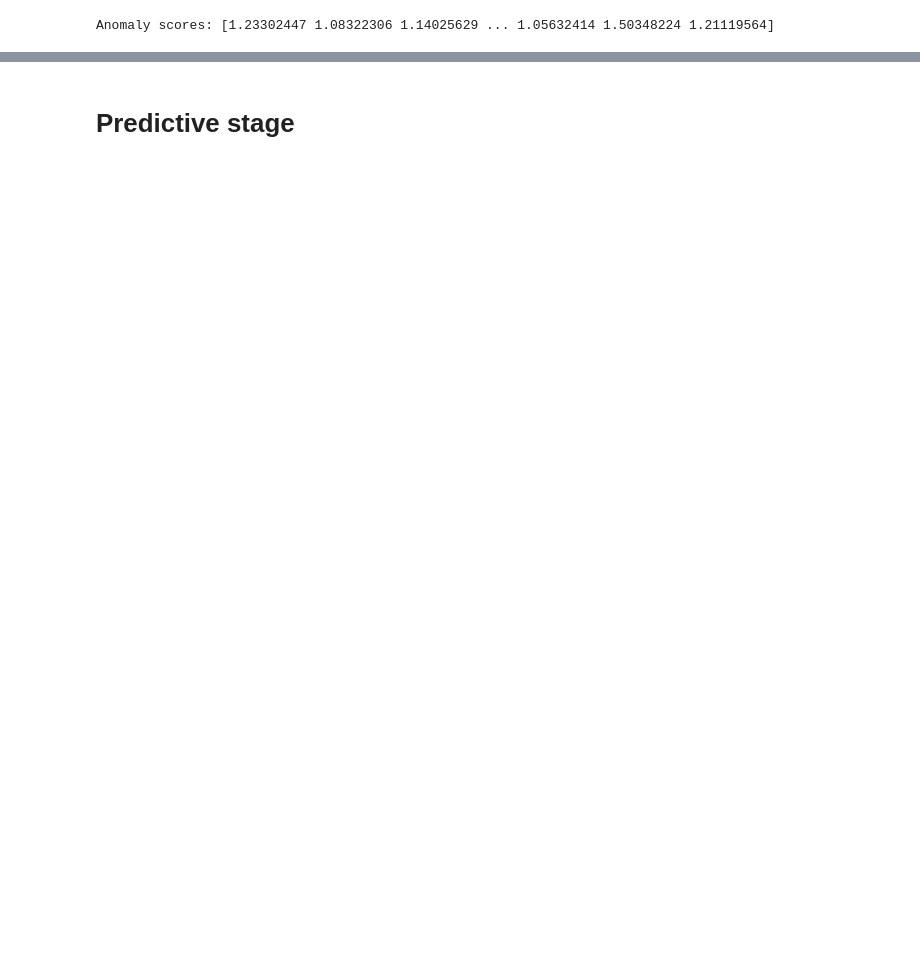
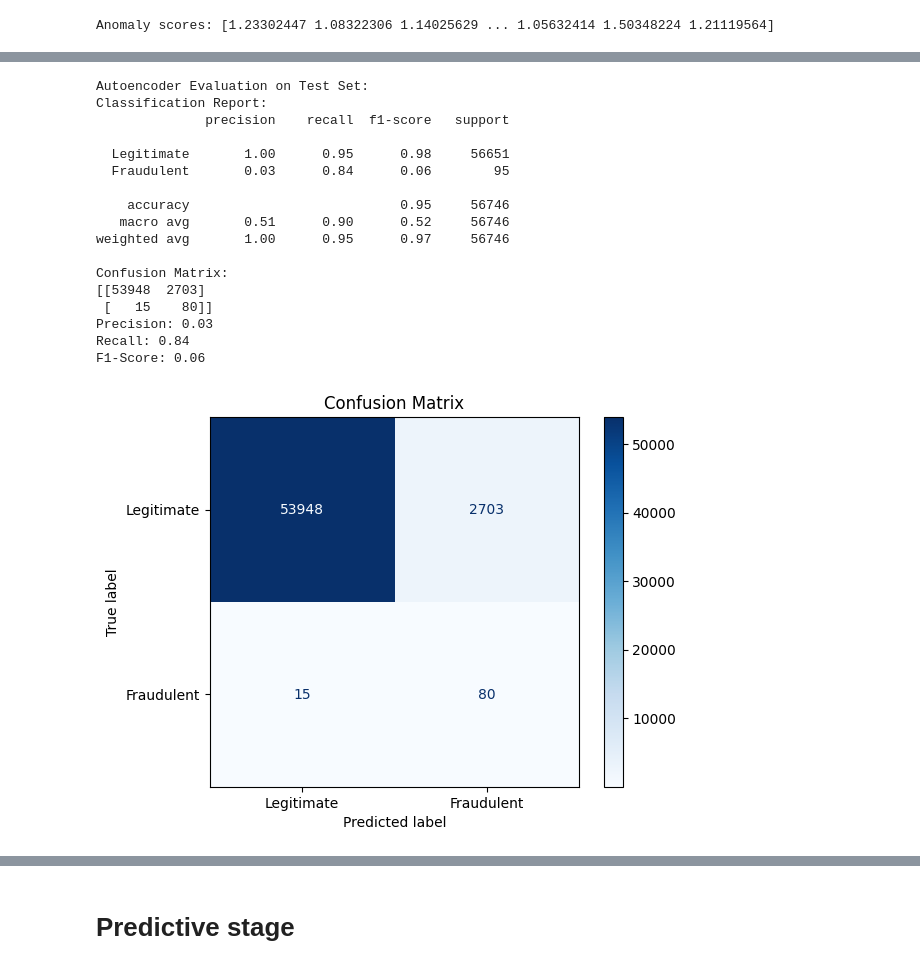
Before and after one commit to franchaise/project, a Jupyter notebook: credit_project.ipynb, the cells around one changed output, grey strips where cells are left out. Saved outputs shown, nothing was run; the diff lists cells and outputs as text; code cells hidden in the pictures; blank space fills up the shorter version.

```diff
--- a/credit_project.ipynb
+++ b/credit_project.ipynb
@@ -490,0 +486,38 @@ plt.show()
+# %%
+from sklearn.metrics import classification_report, confusion_matrix, precision_score, recall_score, f1_score, ConfusionMatrixDisplay
+
+# Evaluation
+print("Autoencoder Evaluation on Test Set:")
+print("Classification Report:")
+print(classification_report(y_test, y_test_pred, target_names=['Legitimate', 'Fraudulent']))
+print("Confusion Matrix:")
+conf_matrix = confusion_matrix(y_test, y_test_pred)
+print(conf_matrix)
+print(f"Precision: {precision_score(y_test, y_test_pred):.2f}")
+print(f"Recall: {recall_score(y_test, y_test_pred):.2f}")
+print(f"F1-Score: {f1_score(y_test, y_test_pred):.2f}")
+
+# Plotting confusion matrix
+disp = ConfusionMatrixDisplay(confusion_matrix=conf_matrix, display_labels=['Legitimate', 'Fraudulent'])
+disp.plot(cmap=plt.cm.Blues)
+plt.title('Confusion Matrix')
+plt.show()
+# %% [output]
+Autoencoder Evaluation on Test Set:
+Classification Report:
+              precision    recall  f1-score   support
+
+  Legitimate       1.00      0.95      0.98     56651
+  Fraudulent       0.03      0.84      0.06        95
+
+    accuracy                           0.95     56746
+   macro avg       0.51      0.90      0.52     56746
+weighted avg       1.00      0.95      0.97     56746
+
+Confusion Matrix:
+[[53948  2703]
+ [   15    80]]
+Precision: 0.03
+Recall: 0.84
+F1-Score: 0.06
+[figure, added]
```
Also changed, not shown: parts of 16 cells of this notebook.
